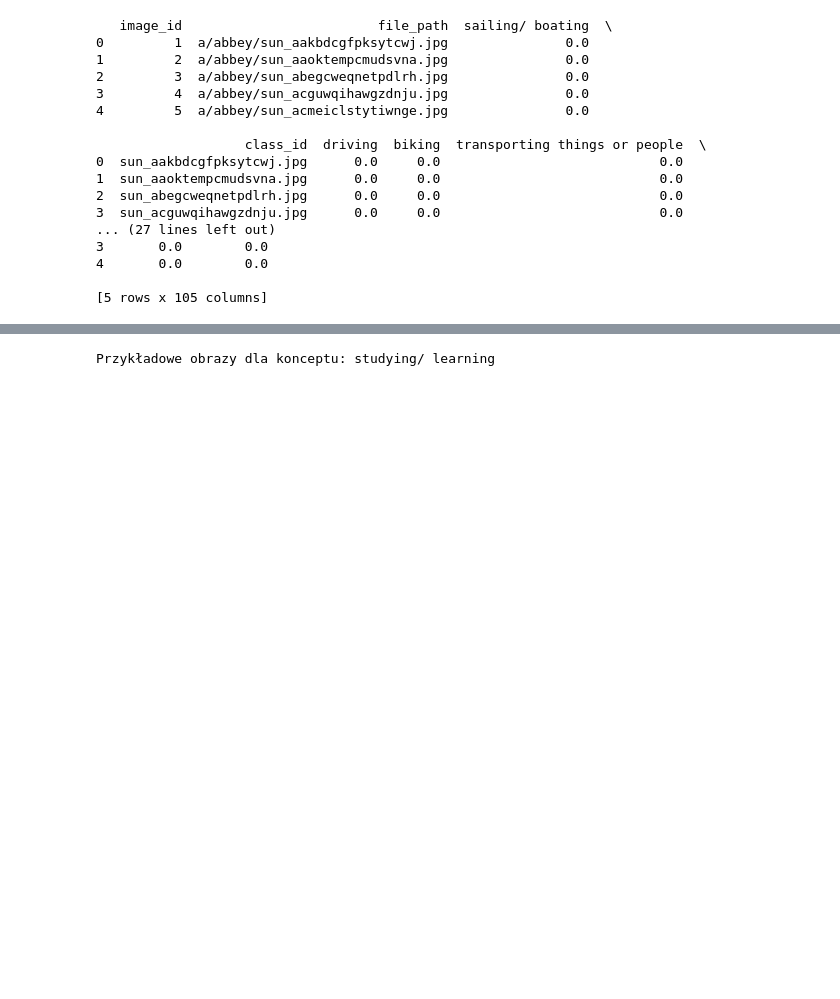
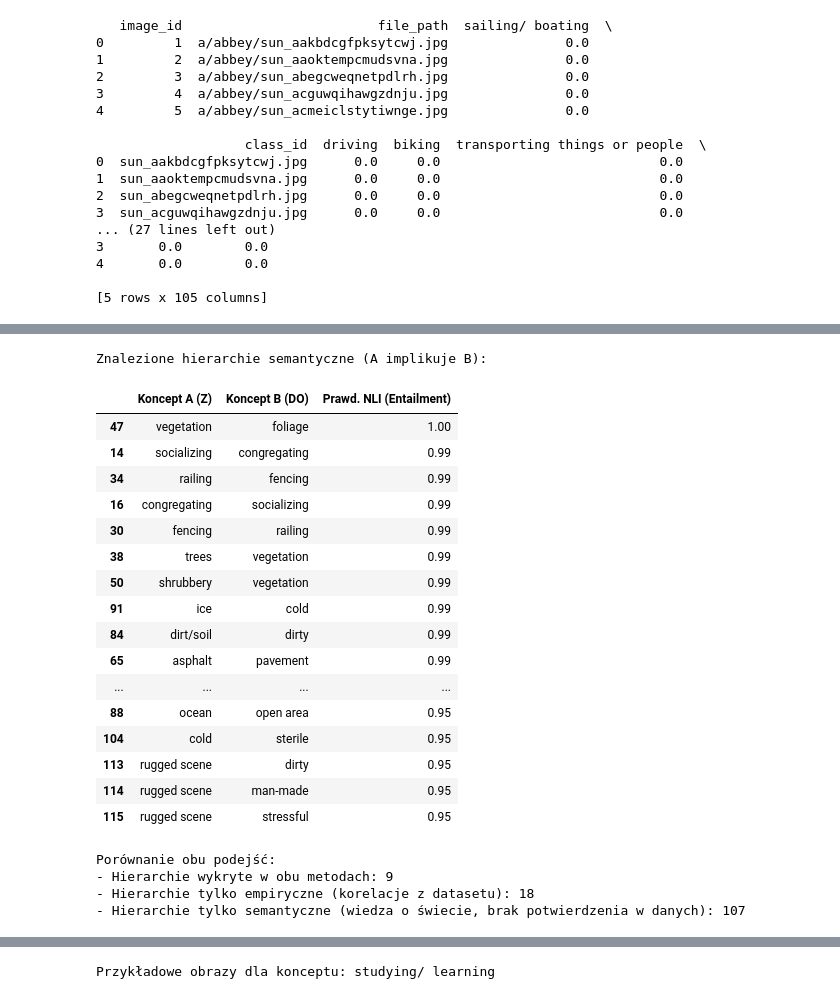
Before and after one commit to Wysocki-Piotr/Hierarchical-concepts-in-images, a Jupyter notebook: datasets_tests.ipynb, the cells around one changed output, grey strips where cells are left out. Saved outputs shown, nothing was run; the diff lists cells and outputs as text; code cells hidden in the pictures; blank space fills up the shorter version.

Commit message:
add empirical and semantical concepts creation

```diff
--- a/datasets_tests.ipynb
+++ b/datasets_tests.ipynb
@@ -318,0 +358,6 @@ far-away horizon  -->  open area (Prawdopodobieństwo: 0.95)
+# %%
+device = torch.device("cuda" if torch.cuda.is_available() else "cpu")
+model_name = "cross-encoder/nli-deberta-v3-small"
+tokenizer = AutoTokenizer.from_pretrained(model_name)
+model = AutoModelForSequenceClassification.from_pretrained(model_name).to(device)
+model.eval()
@@ -318,0 +391,12 @@ far-away horizon  -->  open area (Prawdopodobieństwo: 0.95)
+# %%
+ttributes = attr_matrix_sun.columns.tolist()
+def clean_name(name):
+    return str(name).replace('_', ' ').replace('/', ' or ')
+
+attributes = attr_matrix_sun.columns.tolist()
+
+pairs = []
+for a in attributes:
+    for b in attributes:
+        if a != b:
+            pairs.append((a, b))
@@ -318,0 +432,42 @@ far-away horizon  -->  open area (Prawdopodobieństwo: 0.95)
+# %%
+if not df_semantic.empty:
+    df_semantic = df_semantic.sort_values(by='Prawd. NLI (Entailment)', ascending=False)
+    print("Znalezione hierarchie semantyczne (A implikuje B):")
+    display(df_semantic)
+
+    df_wyniki['Para'] = df_wyniki['Koncept A (Z)'] + " -> " + df_wyniki['Koncept B (DO)']
+    df_semantic['Para'] = df_semantic['Koncept A (Z)'] + " -> " + df_semantic['Koncept B (DO)']
+
+    wspolne = set(df_wyniki['Para']).intersection(set(df_semantic['Para']))
+    tylko_empiryczne = set(df_wyniki['Para']) - set(df_semantic['Para'])
+    tylko_semantyczne = set(df_semantic['Para']) - set(df_wyniki['Para'])
+
+    print(f"\nPorównanie obu podejść:")
+    print(f"- Hierarchie wykryte w obu metodach: {len(wspolne)}")
+    print(f"- Hierarchie tylko empiryczne (korelacje z datasetu): {len(tylko_empiryczne)}")
+    print(f"- Hierarchie tylko semantyczne (wiedza o świecie, brak potwierdzenia w danych): {len(tylko_semantyczne)}")
+else:
+    print("Nie znaleziono silnych relacji semantycznych dla podanego progu.")
+# %% [output]
+Znalezione hierarchie semantyczne (A implikuje B):
+|  | Koncept A (Z) | Koncept B (DO) | Prawd. NLI (Entailment) |
+| 47 | vegetation | foliage | 1.00 |
+| 14 | socializing | congregating | 0.99 |
+| 34 | railing | fencing | 0.99 |
+| 16 | congregating | socializing | 0.99 |
+| 30 | fencing | railing | 0.99 |
+| 38 | trees | vegetation | 0.99 |
+| 50 | shrubbery | vegetation | 0.99 |
+| 91 | ice | cold | 0.99 |
+| 84 | dirt/soil | dirty | 0.99 |
+| 65 | asphalt | pavement | 0.99 |
+| ... | ... | ... | ... |
+| 88 | ocean | open area | 0.95 |
+| 104 | cold | sterile | 0.95 |
+| 113 | rugged scene | dirty | 0.95 |
+| 114 | rugged scene | man-made | 0.95 |
+| 115 | rugged scene | stressful | 0.95 |
+Porównanie obu podejść:
+- Hierarchie wykryte w obu metodach: 9
+- Hierarchie tylko empiryczne (korelacje z datasetu): 18
+- Hierarchie tylko semantyczne (wiedza o świecie, brak potwierdzenia w danych): 107
```
Also changed, not shown: parts of 18 cells of this notebook, 2 other files.
